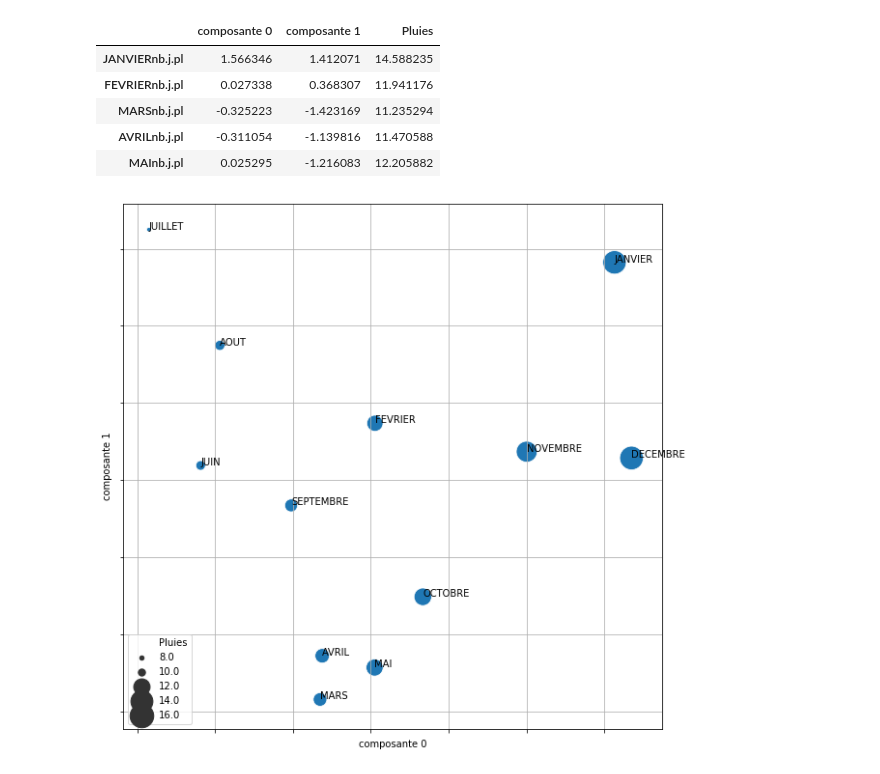
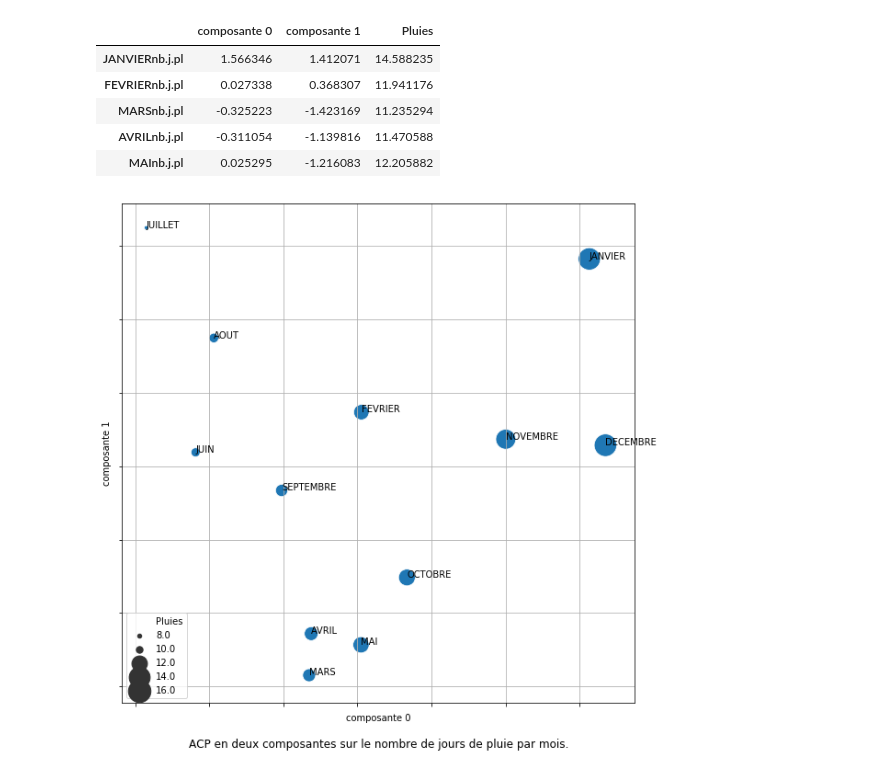
Before and after one commit to campusplage/compte-rendus-jottras_juventin, a Jupyter notebook: TP2_sklearn.ipynb, the cells around one changed output. Drawn from its saved outputs; the diff is of its cells as text; code cells hidden in the pictures.

```diff
--- a/TP2_sklearn.ipynb
+++ b/TP2_sklearn.ipynb
@@ -593,22 +606,25 @@ data_pca2.head()
 # %%
 # On affiche le graph avec la composante 0 en x, la composante 1 en y,
 # et le nombre moyen de jours de pluie en taille (de 20 à 600).
 g = sns.scatterplot(x='composante 0',
                     y='composante 1',
                     data=data_pca2,
                     size='Pluies',
                     sizes=(20,600))
 
 # On supprime les indications sur les axes
 plt.gca().set_yticklabels([])
 plt.gca().set_xticklabels([])
 plt.grid()
 
-# On ajoute les noms
+# On ajoute le titre et les noms des mois
+plt.title(label='ACP en deux composantes sur le nombre de jours de pluie par mois.',
+          y=-0.1)
+
 for i, (text_x,text_y) in enumerate(data_pca2.iloc[:,:2].to_numpy()):
   plt.annotate(data_pca2.index[i][:-7], (text_x,text_y))
 
 # On agrandit la figure
 plt.gcf().set_size_inches(10,10)
 # %% [output]
-[figure, old version]
+[figure, new version]
```
Also changed, not shown: parts of 10 cells of this notebook.
